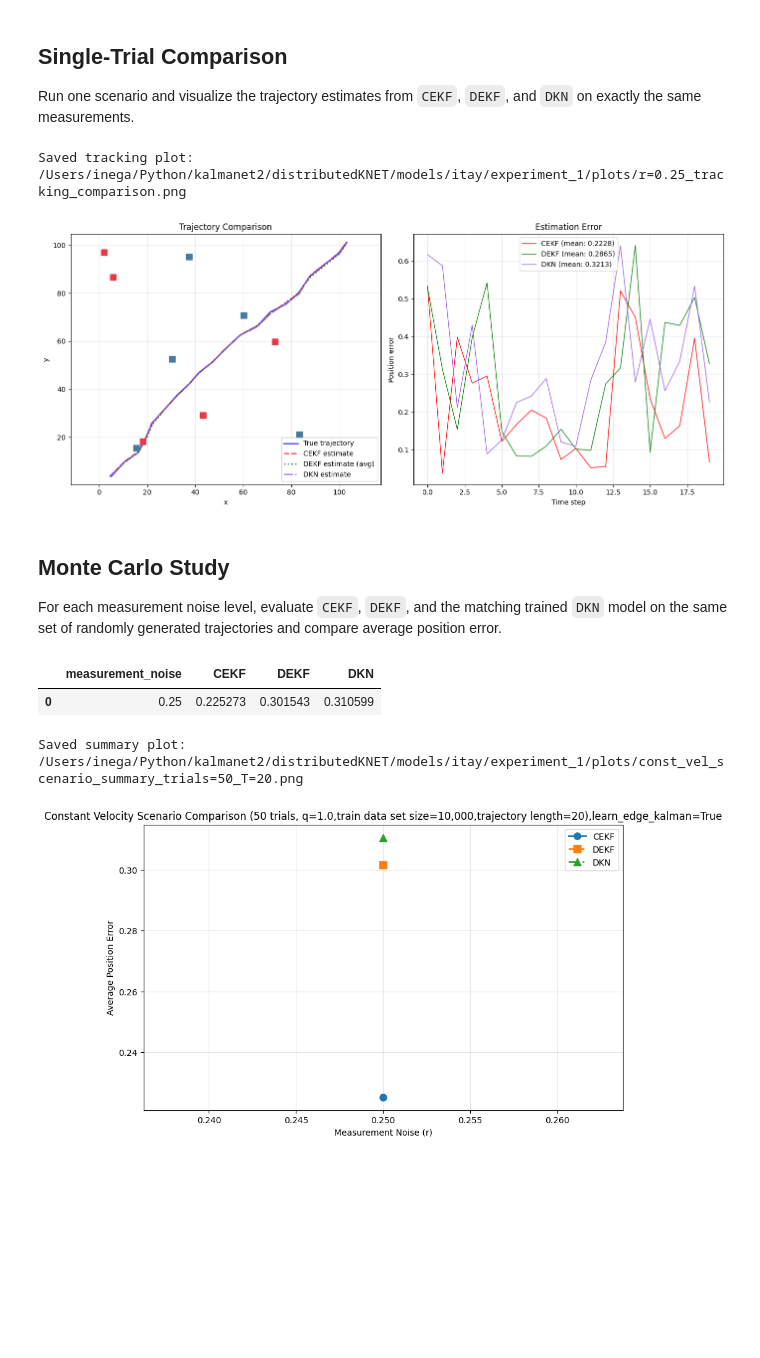
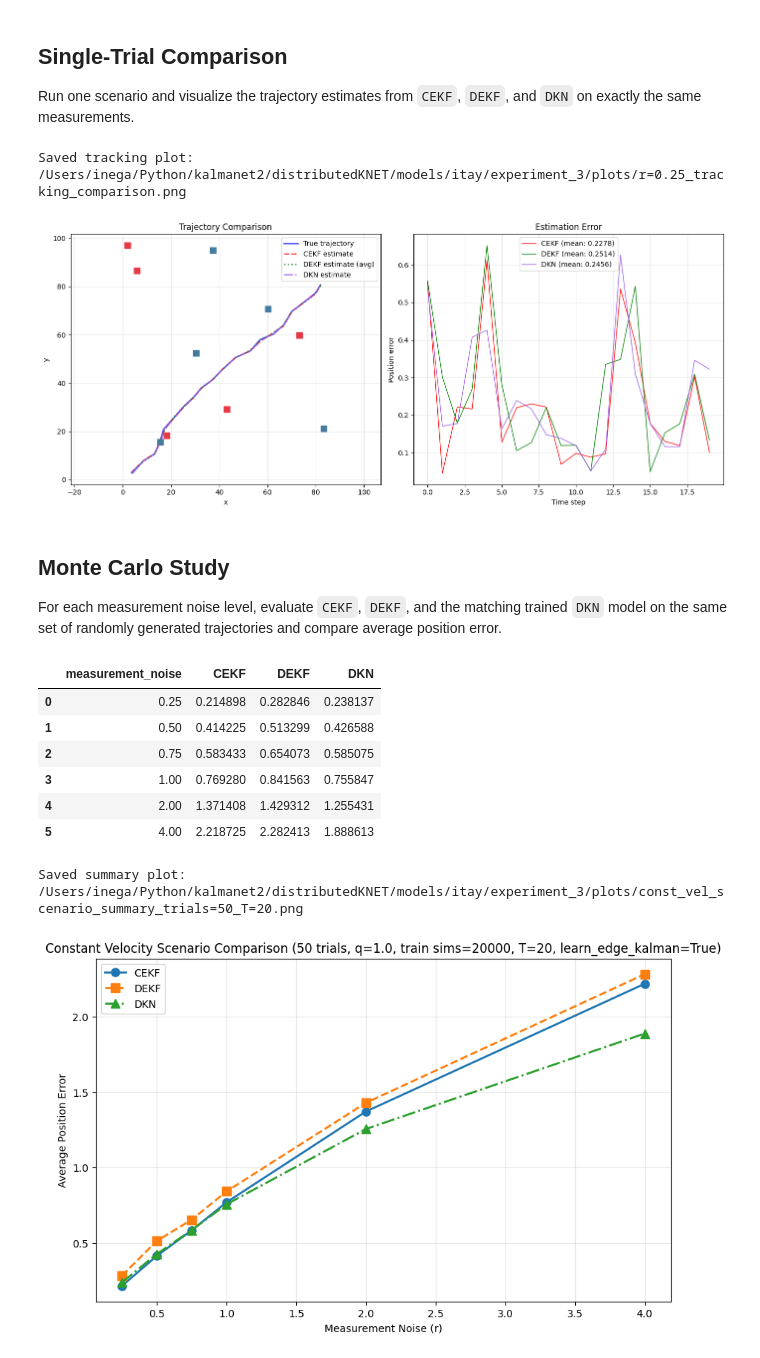
Before and after one commit to AvivG123/distributedKNET, a Jupyter notebook: notebooks/const_vel_scenario_comparison.ipynb, the cells around one changed output. Cells and saved outputs as stored; diff of their text form; code cells hidden in the pictures; blank space fills up the shorter version.

```diff
--- a/notebooks/const_vel_scenario_comparison.ipynb
+++ b/notebooks/const_vel_scenario_comparison.ipynb
@@ -72,7 +72,7 @@ Available experiments:
   [2] experiment_2  (train_T=20, lr=0.001, sims=20000) — "baseline with lr=1e-3 and 20 time steps, 20000 train sims, only 0.25 noise"
   [3] experiment_3  (train_T=20, lr=0.001, sims=20000) — "baseline with lr=1e-3 and 20 time steps, 20000 train sims, all noises (0.25 - 4.0)"
 # %%
-EXPERIMENT = 2 # ← set this to the number printed above, then run
+EXPERIMENT = 3 # ← set this to the number printed above, then run
 
 experiment_dir = experiments[EXPERIMENT - 1]
 config_val = load_config(experiment_dir / "config.json")
@@ -143,7 +143,7 @@ Test time steps:  20
 
 Run one scenario and visualize the trajectory estimates from `CEKF`, `DEKF`, and `DKN` on exactly the same measurements.
 # %%
-r_demo = 0.25
+r_demo = 4.0
 trajectory, measurements = get_trial_data(r_demo)
 
 x_hat_cekf = centralized_extended_kalman_filter(
@@ -202,8 +202,8 @@ plot_tracking_results(
     save_path=demo_tracking_plot_path,
 )
 # %% [output]
-Saved tracking plot: /Users/inega/Python/kalmanet2/distributedKNET/models/itay/experiment_1/plots/r=0.25_tracking_comparison.png
+Saved tracking plot: /Users/inega/Python/kalmanet2/distributedKNET/models/itay/experiment_3/plots/r=0.25_tracking_comparison.png
-[figure, old version]
+[figure, new version]
 # %% [markdown]
 ## Monte Carlo Study
 
@@ -296,21 +296,26 @@ results_df = pd.DataFrame(
 results_df
 # %% [output]
 |  | measurement_noise | CEKF | DEKF | DKN |
-| 0 | 0.25 | 0.225273 | 0.301543 | 0.310599 |
+| 0 | 0.25 | 0.214898 | 0.282846 | 0.238137 |
+| 1 | 0.50 | 0.414225 | 0.513299 | 0.426588 |
+| 2 | 0.75 | 0.583433 | 0.654073 | 0.585075 |
+| 3 | 1.00 | 0.769280 | 0.841563 | 0.755847 |
+| 4 | 2.00 | 1.371408 | 1.429312 | 1.255431 |
+| 5 | 4.00 | 2.218725 | 2.282413 | 1.888613 |
 # %%
 summary_plot_path = plot_dir / f"const_vel_scenario_summary_trials={num_trials}_T={num_time_steps}.png"
 plt.figure(figsize=(10, 6))
 plt.plot(results_df["measurement_noise"], results_df["CEKF"], "o-", linewidth=2, markersize=8, label="CEKF")
 plt.plot(results_df["measurement_noise"], results_df["DEKF"], "s--", linewidth=2, markersize=8, label="DEKF")
 plt.plot(results_df["measurement_noise"], results_df["DKN"], "^-.", linewidth=2, markersize=8, label="DKN")
 plt.xlabel("Measurement Noise (r)")
 plt.ylabel("Average Position Error")
-plt.title(f"Constant Velocity Scenario Comparison ({num_trials} trials, q={process_noise_std},train data set size=10,000,trajectory length={num_time_steps}),learn_edge_kalman=True")
+plt.title(f"Constant Velocity Scenario Comparison ({num_trials} trials, q={process_noise_std}, train sims={config_val['train_sims']}, T={num_time_steps}, learn_edge_kalman={config_val['learn_edge_kalman']})")
 plt.grid(True, alpha=0.3)
 plt.legend()
 plt.savefig(summary_plot_path, dpi=200, bbox_inches="tight")
 print(f"Saved summary plot: {summary_plot_path}")
 plt.show()
 # %% [output]
-Saved summary plot: /Users/inega/Python/kalmanet2/distributedKNET/models/itay/experiment_1/plots/const_vel_scenario_summary_trials=50_T=20.png
+Saved summary plot: /Users/inega/Python/kalmanet2/distributedKNET/models/itay/experiment_3/plots/const_vel_scenario_summary_trials=50_T=20.png
-[figure, old version]
+[figure, new version]
```
Also changed, not shown: parts of 1 cell of this notebook.
